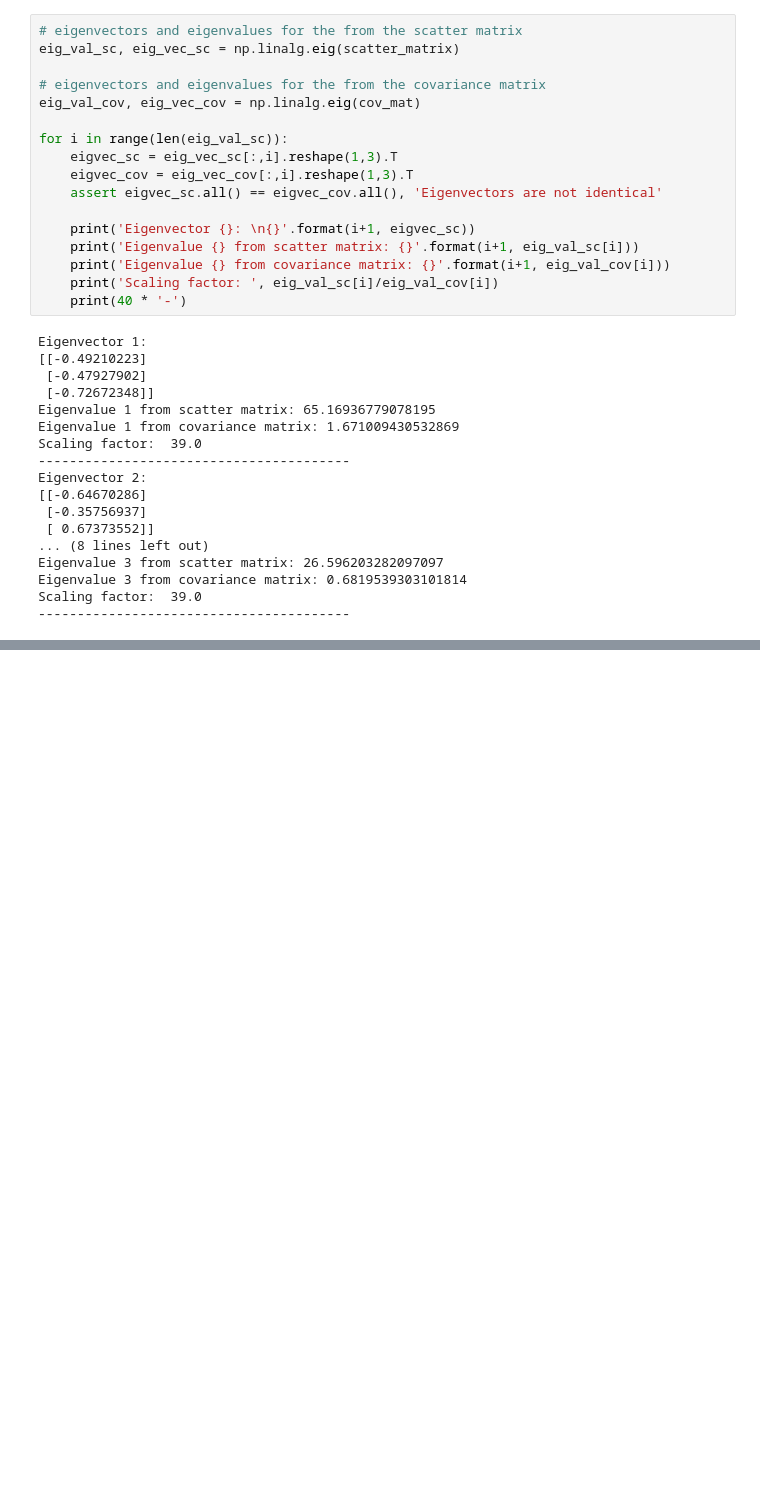
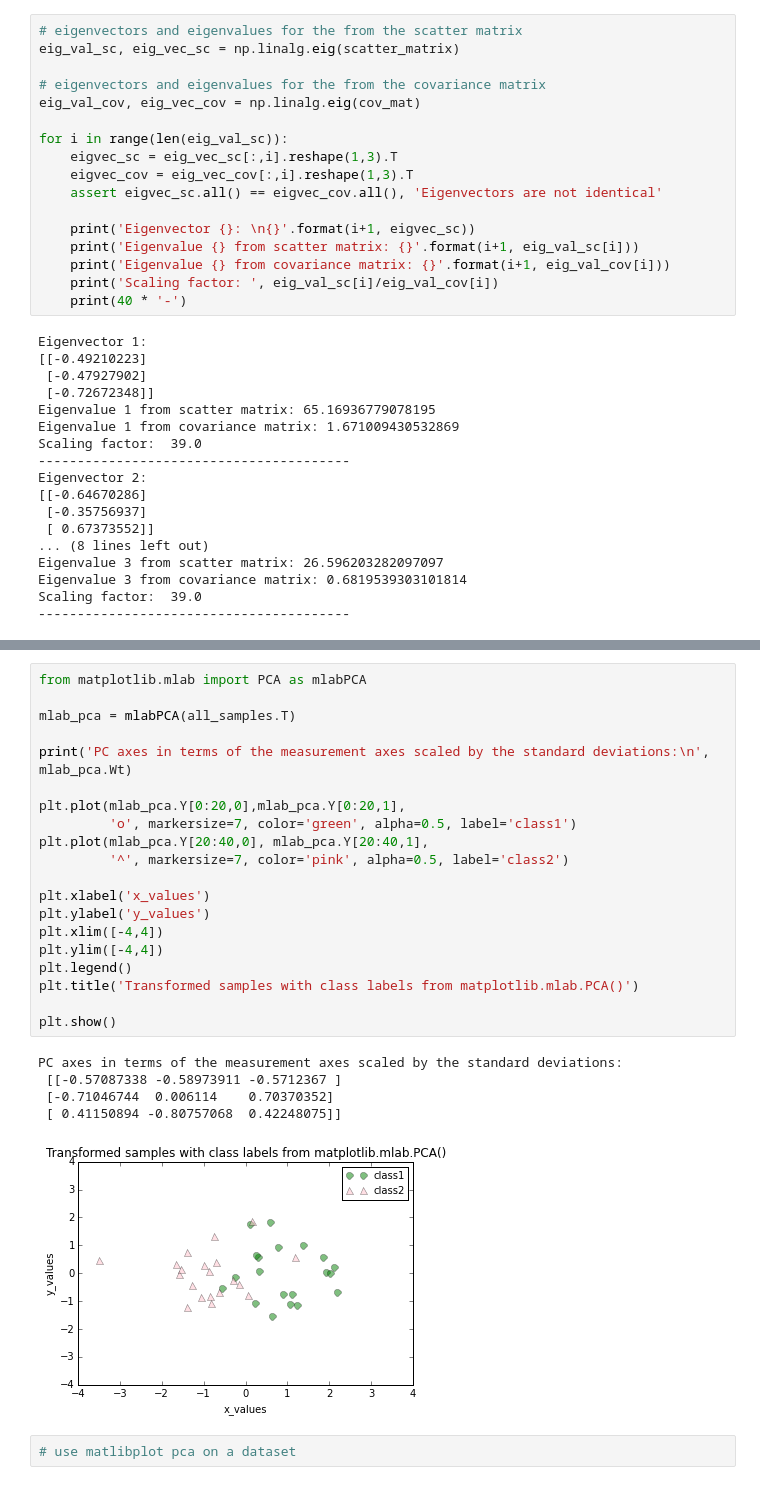
Before and after one commit to mlg3672/pca, a Jupyter notebook: pca_notes.ipynb, the cells around one changed output, grey strips where cells are left out. Saved outputs shown, nothing was run; the diff lists cells and outputs as text; blank space fills up the shorter version.

Commit message:
added matlibplot fxn for pca

```diff
--- a/pca_notes.ipynb
+++ b/pca_notes.ipynb
@@ -144,0 +264,28 @@ Scaling factor:  39.0
+# %%
+from matplotlib.mlab import PCA as mlabPCA
+
+mlab_pca = mlabPCA(all_samples.T)
+
+print('PC axes in terms of the measurement axes scaled by the standard deviations:\n', mlab_pca.Wt)
+
+plt.plot(mlab_pca.Y[0:20,0],mlab_pca.Y[0:20,1],
+         'o', markersize=7, color='green', alpha=0.5, label='class1')
+plt.plot(mlab_pca.Y[20:40,0], mlab_pca.Y[20:40,1],
+         '^', markersize=7, color='pink', alpha=0.5, label='class2')
+
+plt.xlabel('x_values')
+plt.ylabel('y_values')
+plt.xlim([-4,4])
+plt.ylim([-4,4])
+plt.legend()
+plt.title('Transformed samples with class labels from matplotlib.mlab.PCA()')
+
+plt.show()
+# %% [output]
+PC axes in terms of the measurement axes scaled by the standard deviations:
+ [[-0.57087338 -0.58973911 -0.5712367 ]
+ [-0.71046744  0.006114    0.70370352]
+ [ 0.41150894 -0.80757068  0.42248075]]
+[figure, added]
+# %%
+# use matlibplot pca on a dataset
```
Also changed, not shown: parts of 14 cells of this notebook.
